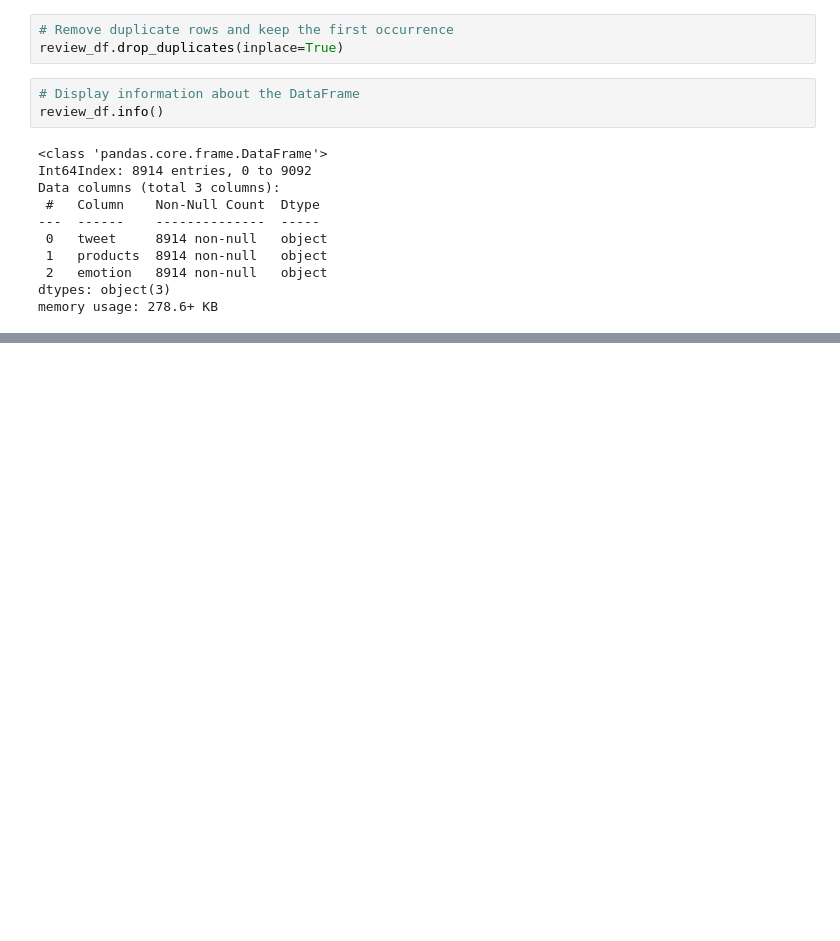
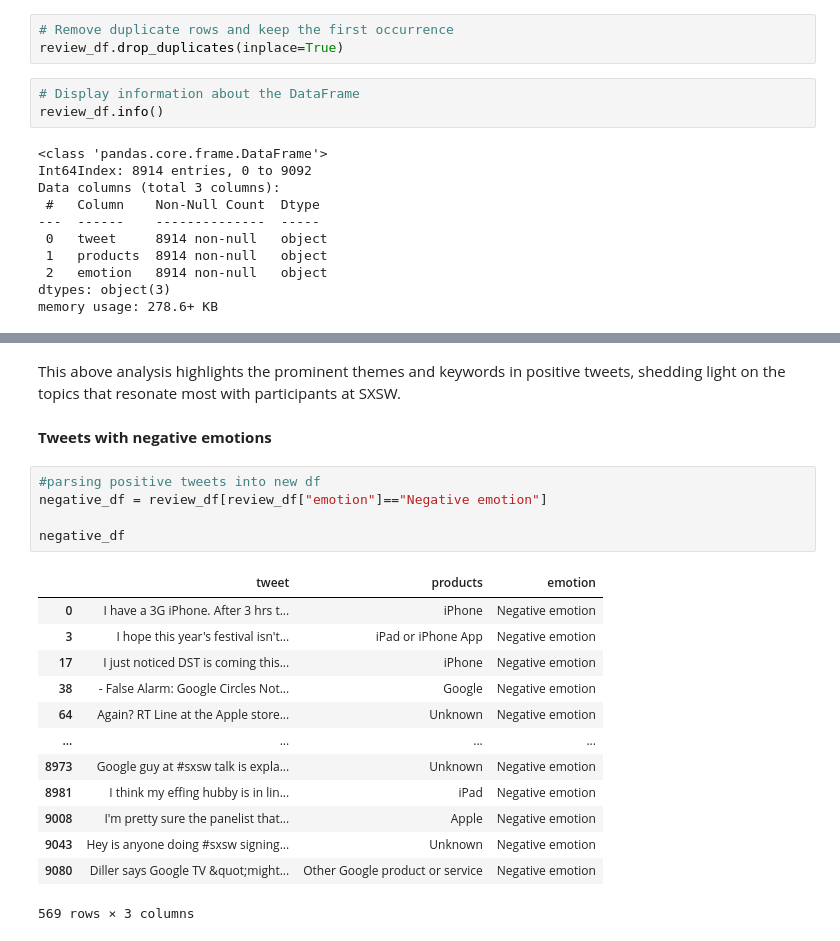
Before and after one commit to paulmbuitu/Apple-Google-NLP-Sentiment-Analysis, a Jupyter notebook: sentiment_analysis.ipynb, the cells around one changed output, grey strips where cells are left out. Drawn from its saved outputs; the diff is of its cells as text; blank space fills up the shorter version.

```diff
--- a/sentiment_analysis.ipynb
+++ b/sentiment_analysis.ipynb
@@ -268,0 +545,23 @@ memory usage: 278.6+ KB
+# %% [markdown]
+This above analysis highlights the prominent themes and keywords in positive tweets, shedding light on the topics that resonate most with participants at SXSW.
+# %% [markdown]
+**Tweets with negative emotions**
+# %%
+#parsing positive tweets into new df
+negative_df = review_df[review_df["emotion"]=="Negative emotion"]
+
+negative_df
+# %% [output]
+|  | tweet | products | emotion |
+| 0 | I have a 3G iPhone. After 3 hrs t... | iPhone | Negative emotion |
+| 3 | I hope this year's festival isn't... | iPad or iPhone App | Negative emotion |
+| 17 | I just noticed DST is coming this... | iPhone | Negative emotion |
+| 38 | - False Alarm: Google Circles Not... | Google | Negative emotion |
+| 64 | Again? RT Line at the Apple store... | Unknown | Negative emotion |
+| ... | ... | ... | ... |
+| 8973 | Google guy at #sxsw talk is expla... | Unknown | Negative emotion |
+| 8981 | I think my effing hubby is in lin... | iPad | Negative emotion |
+| 9008 | I'm pretty sure the panelist that... | Apple | Negative emotion |
+| 9043 | Hey is anyone doing #sxsw signing... | Unknown | Negative emotion |
+| 9080 | Diller says Google TV &quot;might... | Other Google product or service | Negative emotion |
+569 rows × 3 columns
```
Also changed, not shown: parts of 24 cells of this notebook.
